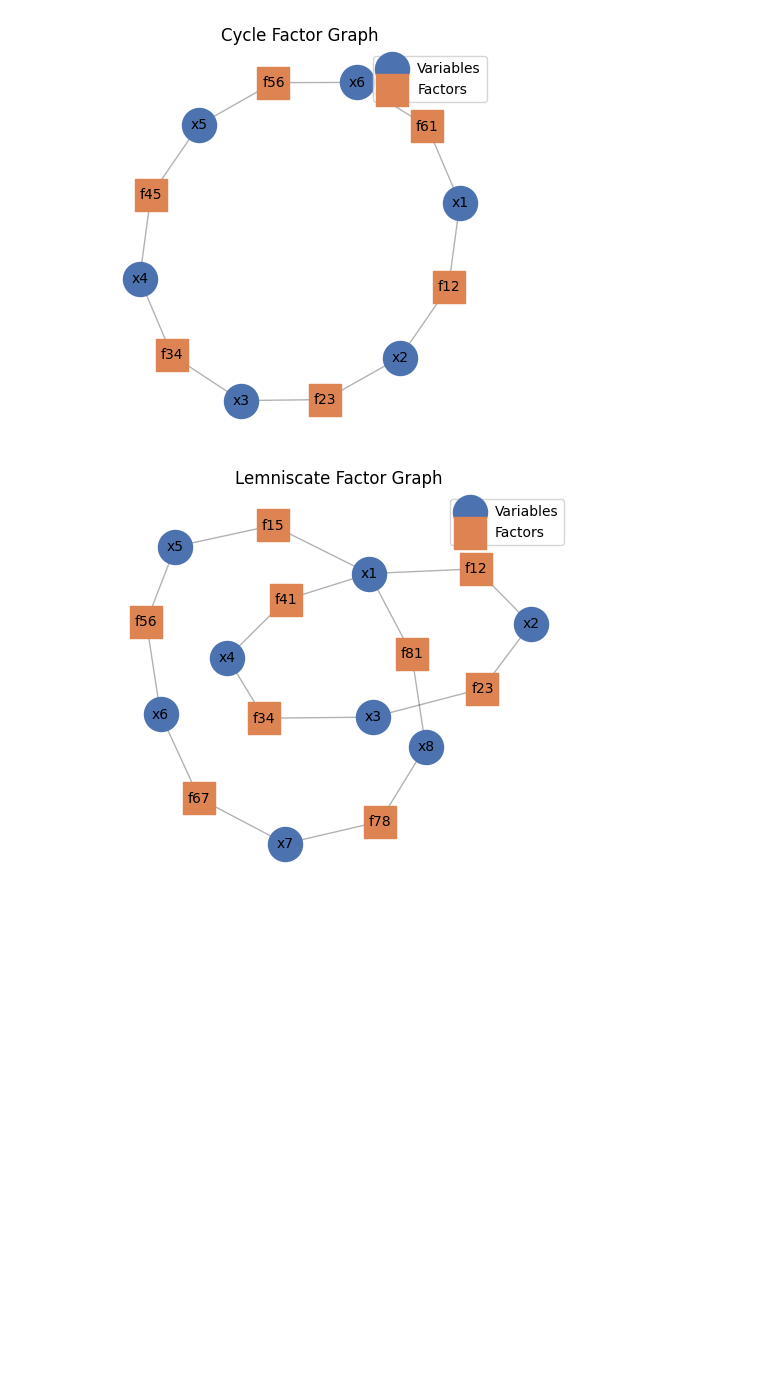
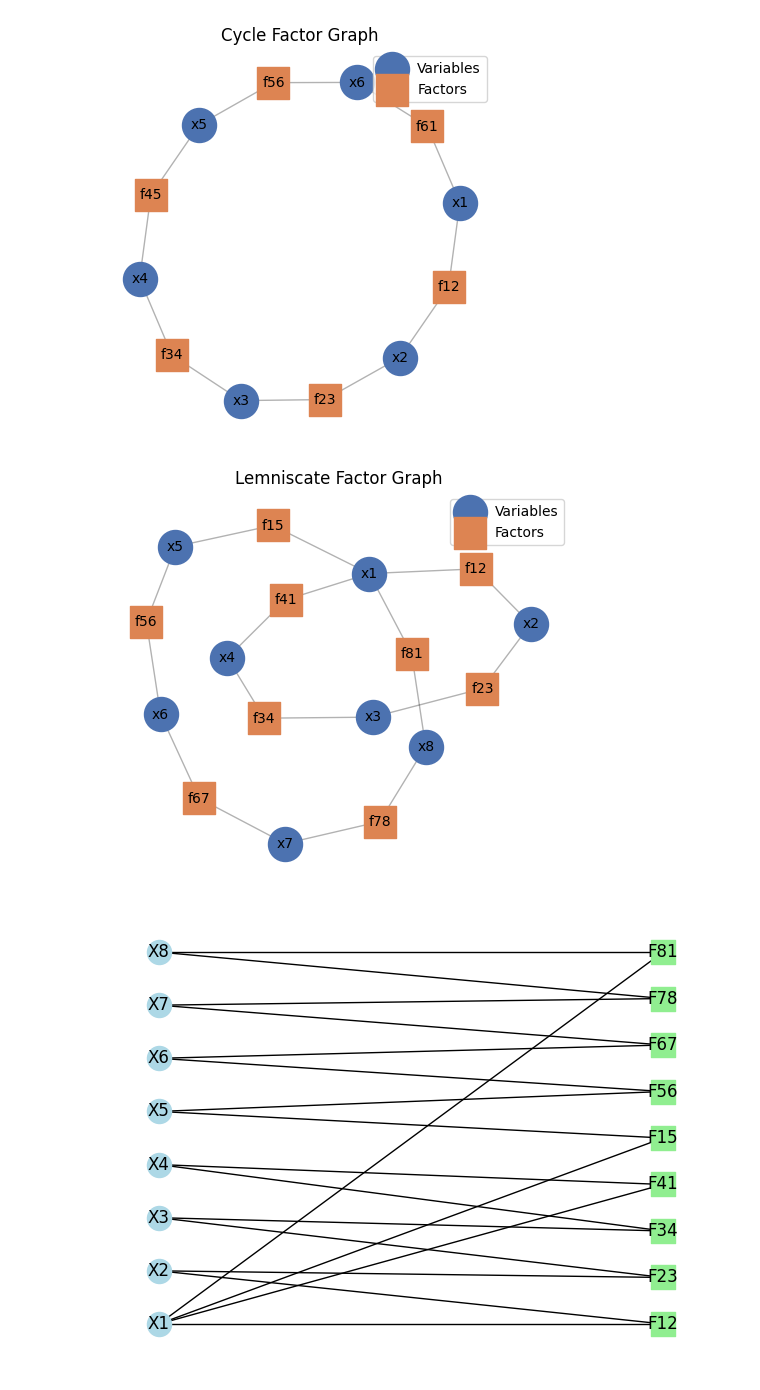
Before and after one commit to OrMullerHahitti/Belief-Propagation-Simulator, a Jupyter notebook: notebooks/snapshot_cycle_lemniscate_demo.ipynb, the cells around one changed output. Cells and saved outputs as stored; diff of their text form; code cells hidden in the pictures; blank space fills up the shorter version.

```diff
--- a/notebooks/snapshot_cycle_lemniscate_demo.ipynb
+++ b/notebooks/snapshot_cycle_lemniscate_demo.ipynb
@@ -85,10 +86,13 @@ lemn_result = _run_demo("lemniscate", lemn_graph, max_steps=8)
 # %%
 fig, ax = plt.subplots(figsize=(6, 5))
 _plot_factor_graph(lemn_graph, ax, "Lemniscate Factor Graph")
 plt.show()
+lemn_graph.visualize()
+
 snapshots = lemn_result.snapshots
 # %% [output]
 [figure]
+[figure, added]
 # %%
 from propflow.snapshots.visualizer import SnapshotVisualizer
 
```
Also changed, not shown: parts of 4 cells of this notebook, 7 other files.
